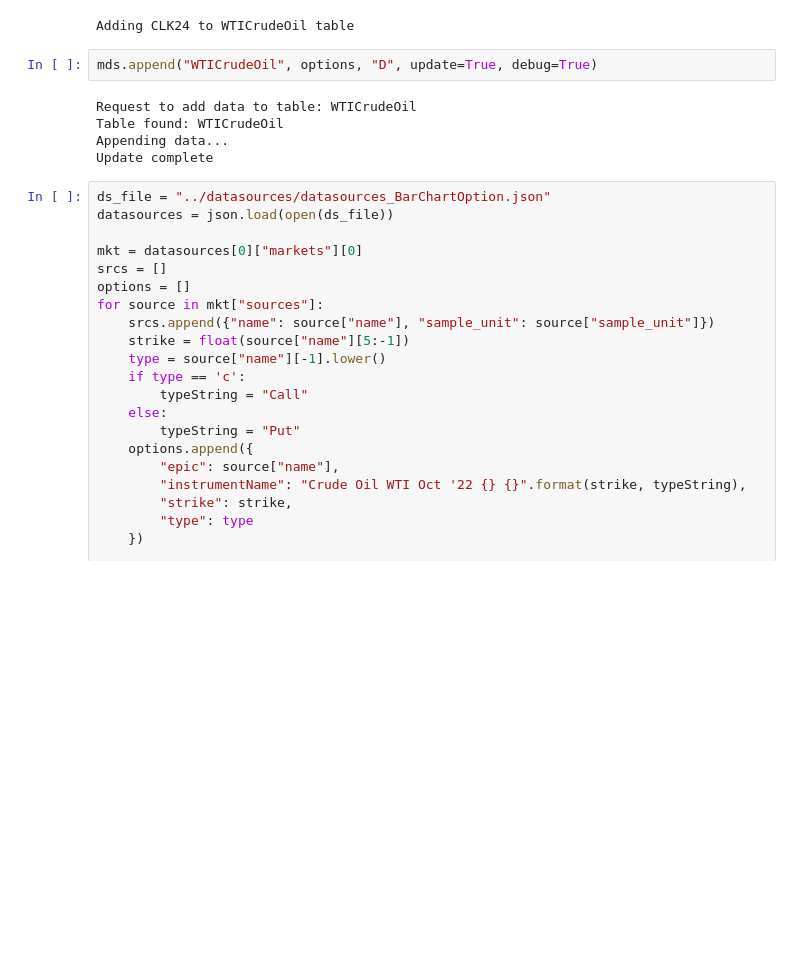
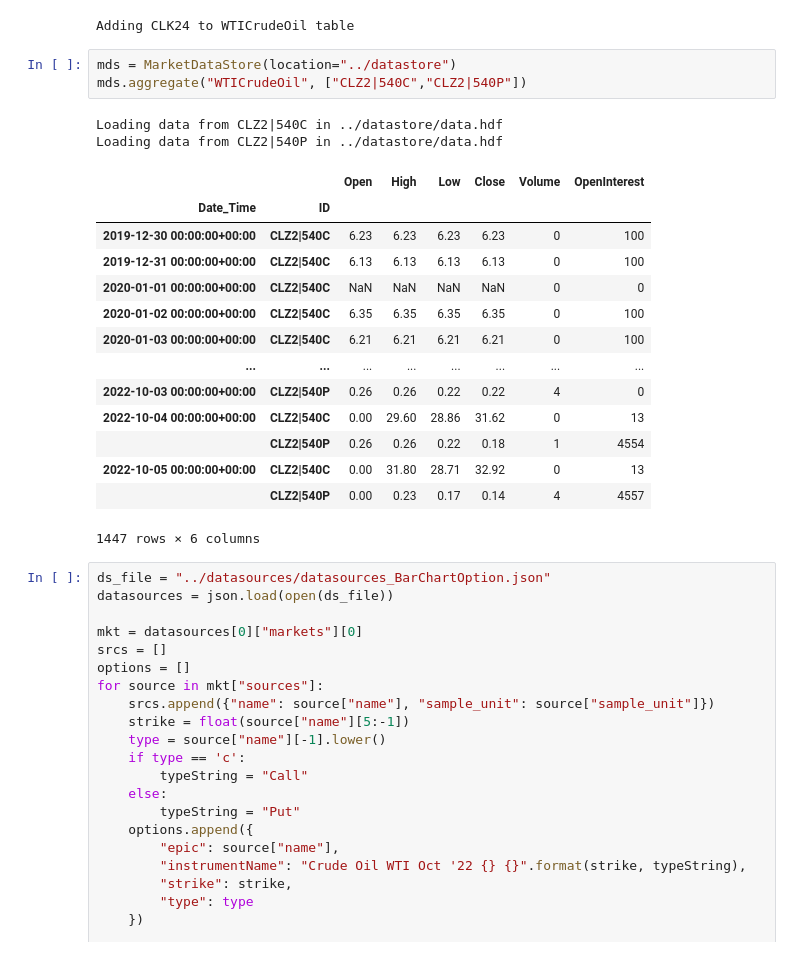
Before and after one commit to cwilko/marketinsights-price-aggregator, a Jupyter notebook: notebooks/datarefresh.ipynb, the cells around one changed output. Cells and saved outputs as stored; diff of their text form; blank space fills up the shorter version.

Commit message:
MDS support for multi-source tables

```diff
--- a/notebooks/datarefresh.ipynb
+++ b/notebooks/datarefresh.ipynb
@@ -430,13 +395,26 @@ mds = MarketDataStore(location="../datastore")
 options = appendOptionChainPrices(mds, "../datasources/datasources_BarChartOption.json")
 # %% [output]
 Adding CLK24 to WTICrudeOil table
-# %%
-mds.append("WTICrudeOil", options, "D", update=True, debug=True)
-# %% [output]
-Request to add data to table: WTICrudeOil
-Table found: WTICrudeOil
-Appending data...
-Update complete
+# %%
+mds = MarketDataStore(location="../datastore")
+mds.aggregate("WTICrudeOil", ["CLZ2|540C","CLZ2|540P"])
+# %% [output]
+Loading data from CLZ2|540C in ../datastore/data.hdf
+Loading data from CLZ2|540P in ../datastore/data.hdf
+|  |  | Open | High | Low | Close | Volume | OpenInterest |
+| Date_Time | ID |  |  |  |  |  |  |
+| 2019-12-30 00:00:00+00:00 | CLZ2|540C | 6.23 | 6.23 | 6.23 | 6.23 | 0 | 100 |
+| 2019-12-31 00:00:00+00:00 | CLZ2|540C | 6.13 | 6.13 | 6.13 | 6.13 | 0 | 100 |
+| 2020-01-01 00:00:00+00:00 | CLZ2|540C | NaN | NaN | NaN | NaN | 0 | 0 |
+| 2020-01-02 00:00:00+00:00 | CLZ2|540C | 6.35 | 6.35 | 6.35 | 6.35 | 0 | 100 |
+| 2020-01-03 00:00:00+00:00 | CLZ2|540C | 6.21 | 6.21 | 6.21 | 6.21 | 0 | 100 |
+| ... | ... | ... | ... | ... | ... | ... | ... |
+| 2022-10-03 00:00:00+00:00 | CLZ2|540P | 0.26 | 0.26 | 0.22 | 0.22 | 4 | 0 |
+| 2022-10-04 00:00:00+00:00 | CLZ2|540C | 0.00 | 29.60 | 28.86 | 31.62 | 0 | 13 |
+|  | CLZ2|540P | 0.26 | 0.26 | 0.22 | 0.18 | 1 | 4554 |
+| 2022-10-05 00:00:00+00:00 | CLZ2|540C | 0.00 | 31.80 | 28.71 | 32.92 | 0 | 13 |
+|  | CLZ2|540P | 0.00 | 0.23 | 0.17 | 0.14 | 4 | 4557 |
+1447 rows × 6 columns
 # %%
 ds_file = "../datasources/datasources_BarChartOption.json"
 datasources = json.load(open(ds_file))
```
Also changed, not shown: parts of 4 cells of this notebook, 3 other files.
